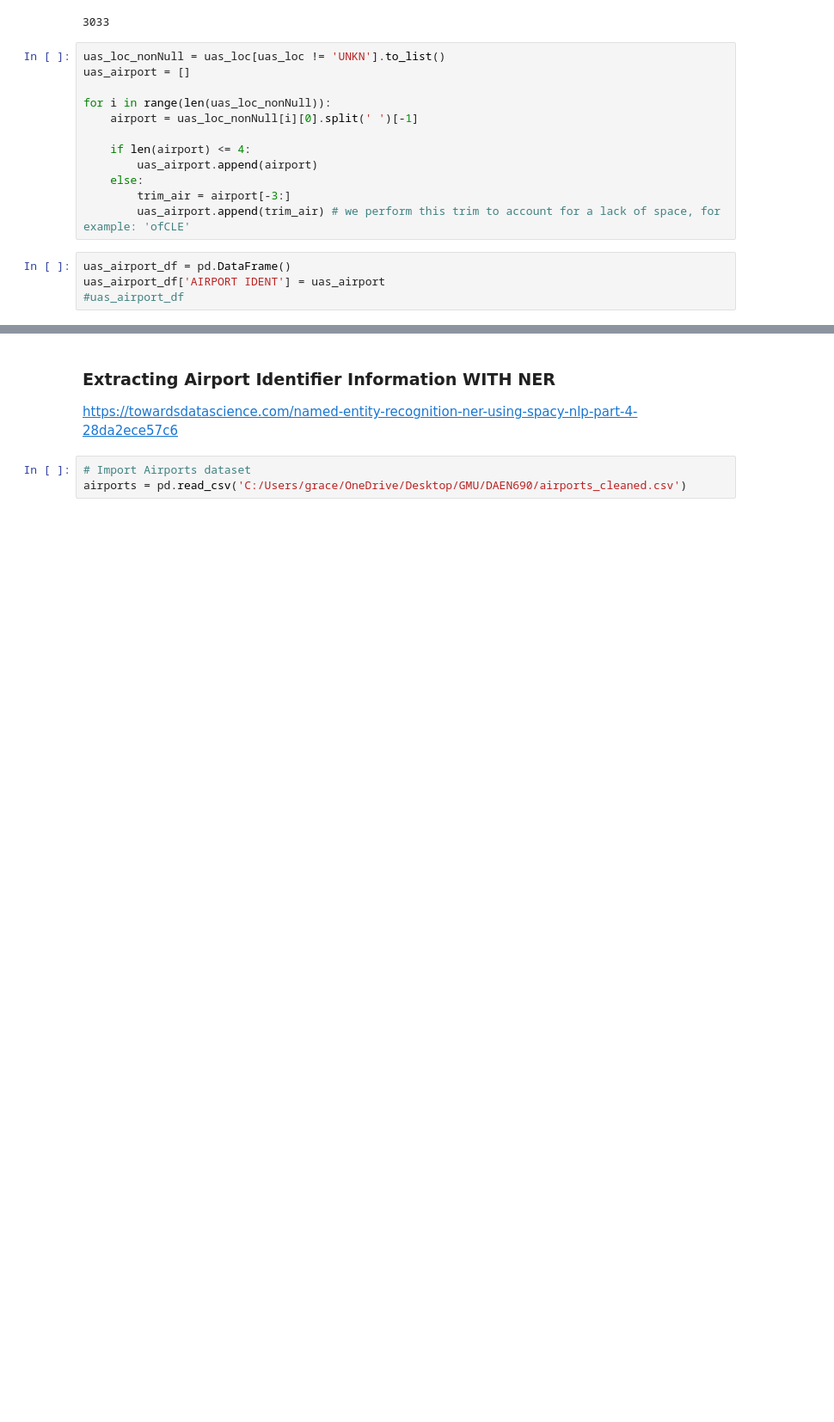
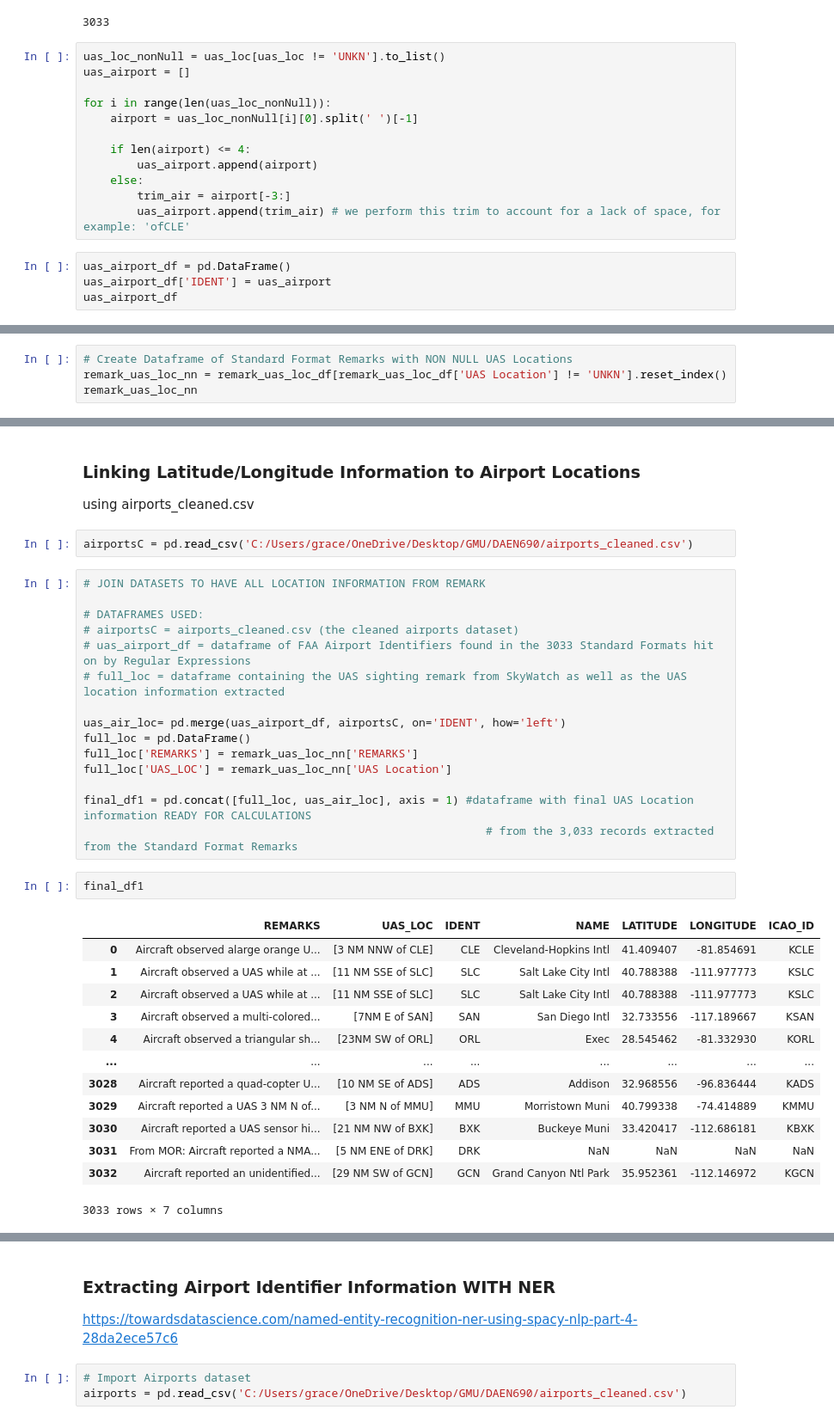
Before and after one commit to LexMG/DAEN690-FAA-UAS, a Jupyter notebook: Standard_Remarks_Exploratory.ipynb, the cells around one changed output, grey strips where cells are left out. Shown at 86% size. Saved outputs shown, nothing was run; the diff lists cells and outputs as text; blank space fills up the shorter version.

```diff
--- a/Standard_Remarks_Exploratory.ipynb
+++ b/Standard_Remarks_Exploratory.ipynb
@@ -278,5 +288,5 @@ for i in range(len(uas_loc_nonNull)):
         uas_airport.append(trim_air) # we perform this trim to account for a lack of space, for example: 'ofCLE'
 # %%
 uas_airport_df = pd.DataFrame()
-uas_airport_df['AIRPORT IDENT'] = uas_airport
-#uas_airport_df
+uas_airport_df['IDENT'] = uas_airport
+uas_airport_df
@@ -282,0 +307,4 @@ uas_airport_df['AIRPORT IDENT'] = uas_airport
+# %%
+# Create Dataframe of Standard Format Remarks with NON NULL UAS Locations
+remark_uas_loc_nn = remark_uas_loc_df[remark_uas_loc_df['UAS Location'] != 'UNKN'].reset_index()
+remark_uas_loc_nn
@@ -293,3 +335,40 @@ fig.update_layout(
 fig.show()
 # %% [output]
 [interactive output not drawn]
+# %% [markdown]
+### Linking Latitude/Longitude Information to Airport Locations
+
+using airports_cleaned.csv
+# %%
+airportsC = pd.read_csv('C:/Users/grace/OneDrive/Desktop/GMU/DAEN690/airports_cleaned.csv')
+# %%
+# JOIN DATASETS TO HAVE ALL LOCATION INFORMATION FROM REMARK
+
+# DATAFRAMES USED:
+# airportsC = airports_cleaned.csv (the cleaned airports dataset)
+# uas_airport_df = dataframe of FAA Airport Identifiers found in the 3033 Standard Formats hit on by Regular Expressions
+# full_loc = dataframe containing the UAS sighting remark from SkyWatch as well as the UAS location information extracted
+
+uas_air_loc= pd.merge(uas_airport_df, airportsC, on='IDENT', how='left')
+full_loc = pd.DataFrame()
+full_loc['REMARKS'] = remark_uas_loc_nn['REMARKS']
+full_loc['UAS_LOC'] = remark_uas_loc_nn['UAS Location']
+
+final_df1 = pd.concat([full_loc, uas_air_loc], axis = 1) #dataframe with final UAS Location information READY FOR CALCULATIONS
+                                                            # from the 3,033 records extracted from the Standard Format Remarks
+# %%
+final_df1
+# %% [output]
+|  | REMARKS | UAS_LOC | IDENT | NAME | LATITUDE | LONGITUDE | ICAO_ID |
+| 0 | Aircraft observed alarge orange U... | [3 NM NNW of CLE] | CLE | Cleveland-Hopkins Intl | 41.409407 | -81.854691 | KCLE |
+| 1 | Aircraft observed a UAS while at ... | [11 NM SSE of SLC] | SLC | Salt Lake City Intl | 40.788388 | -111.977773 | KSLC |
+| 2 | Aircraft observed a UAS while at ... | [11 NM SSE of SLC] | SLC | Salt Lake City Intl | 40.788388 | -111.977773 | KSLC |
+| 3 | Aircraft observed a multi-colored... | [7NM E of SAN] | SAN | San Diego Intl | 32.733556 | -117.189667 | KSAN |
+| 4 | Aircraft observed a triangular sh... | [23NM SW of ORL] | ORL | Exec | 28.545462 | -81.332930 | KORL |
+| ... | ... | ... | ... | ... | ... | ... | ... |
+| 3028 | Aircraft reported a quad-copter U... | [10 NM SE of ADS] | ADS | Addison | 32.968556 | -96.836444 | KADS |
+| 3029 | Aircraft reported a UAS 3 NM N of... | [3 NM N of MMU] | MMU | Morristown Muni | 40.799338 | -74.414889 | KMMU |
+| 3030 | Aircraft reported a UAS sensor hi... | [21 NM NW of BXK] | BXK | Buckeye Muni | 33.420417 | -112.686181 | KBXK |
+| 3031 | From MOR: Aircraft reported a NMA... | [5 NM ENE of DRK] | DRK | NaN | NaN | NaN | NaN |
+| 3032 | Aircraft reported an unidentified... | [29 NM SW of GCN] | GCN | Grand Canyon Ntl Park | 35.952361 | -112.146972 | KGCN |
+3033 rows × 7 columns
```
Also changed, not shown: parts of 9 cells of this notebook, 1 other file.
